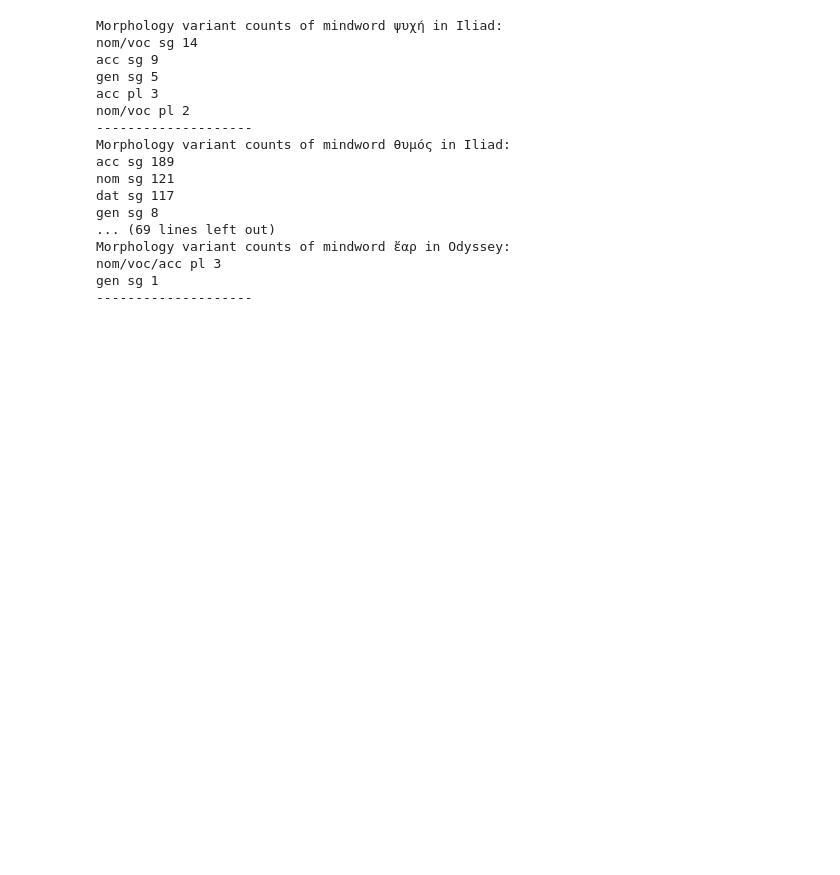
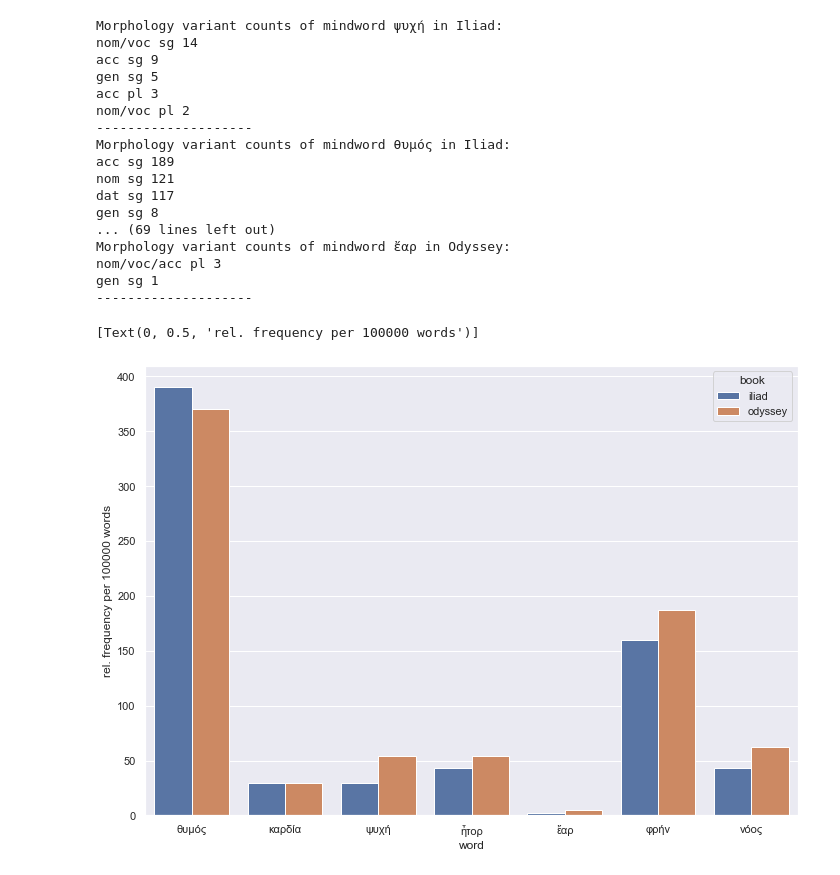
Before and after one commit to Christof93/bicameral-iliad-and-odyssey, a Jupyter notebook: iliad_vs_odysee.ipynb, the cells around one changed output. Cells and saved outputs as stored; diff of their text form; code cells hidden in the pictures; blank space fills up the shorter version.

```diff
--- a/iliad_vs_odysee.ipynb
+++ b/iliad_vs_odysee.ipynb
@@ -1,4 +1,11 @@
 # %%
-from read_diorisis import count_occurences_of_mind_words, analyse_embedding_of_mind_words, morpho_frequencies_of_mindwords
+from read_diorisis import (
+    MINDWORDS,
+    count_occurences_of_mind_words,
+    analyse_embedding_of_mind_words,
+    morpho_frequencies_of_mindwords,
+)
 import matplotlib.pyplot as plt
 import seaborn as sns
+import pandas as pd
+sns.set(rc={'figure.figsize':(11.7,8.27)})
@@ -7,6 +12,6 @@ Error:
 # %%
-mind_words_in_iliad = count_occurences_of_mind_words("Iliad")
-mind_words_in_odyssey = count_occurences_of_mind_words("Odyssey")
+mind_words_in_iliad = count_occurences_of_mind_words("Iliad", normalize=True)
+mind_words_in_odyssey = count_occurences_of_mind_words("Odyssey", normalize=True)
 # %% [output]
 number of distinct lemmata in Iliad: 111505
 θυμός occurs 435 times in the Iliad. normalized: 390.12/100000 words
@@ -70,3 +75,15 @@ Morphology variant counts of mindword ἔαρ in Odyssey:
 nom/voc/acc pl 3
 gen sg 1
 --------------------
+# %%
+# visualize comparison of mindword occurences in iliad vs. odyssey
+homer_df = []
+for mw, freq in mind_words_in_iliad.items():
+    homer_df.append({'frequency': freq, "word": mw, "book":"iliad"})
+for mw, freq in mind_words_in_odyssey.items():
+    homer_df.append({'frequency': freq, "word": mw, "book":"odyssey"})
+homer_df = pd.DataFrame.from_records(homer_df)
+sns.barplot(data=homer_df, x="word", y="frequency", hue="book").set(ylabel="rel. frequency per 100000 words")
+# %% [output]
+[Text(0, 0.5, 'rel. frequency per 100000 words')]
+[figure, added]
```
Also changed, not shown: parts of 5 cells of this notebook, 3 other files.
